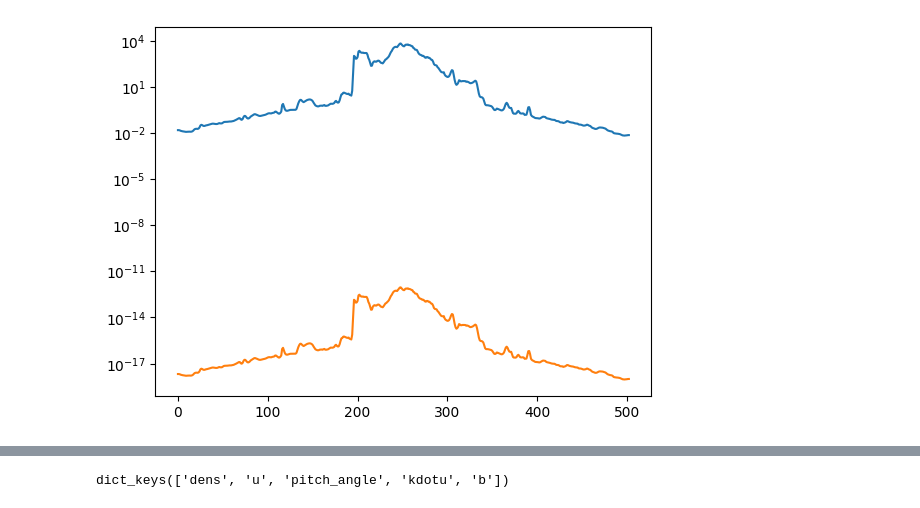
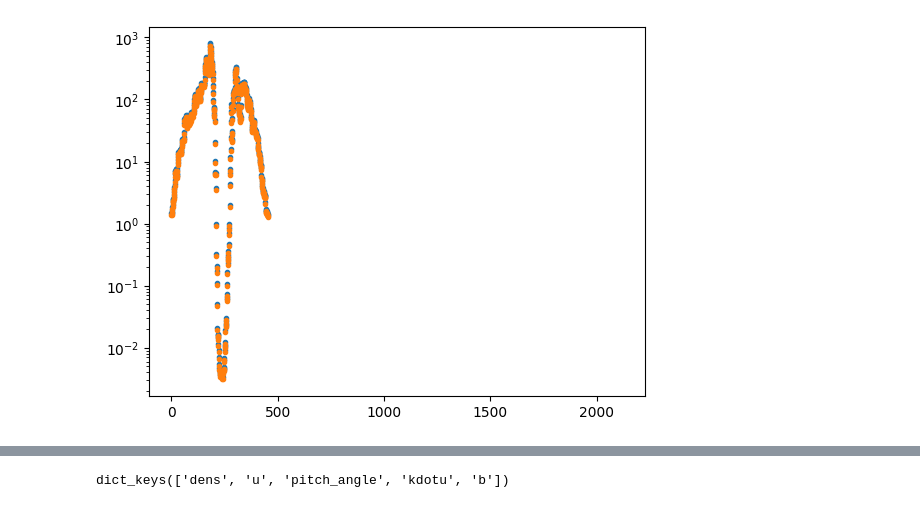
Before and after one commit to liamedeiros/Mahakala, a Jupyter notebook: demos/grmhd.ipynb, the cells around one changed output, grey strips where cells are left out. Drawn from its saved outputs; the diff is of its cells as text; code cells hidden in the pictures.

```diff
--- a/demos/grmhd.ipynb
+++ b/demos/grmhd.ipynb
@@ -53,20 +47,0 @@ Array([[0.01500582, 0.01502057, 0.01503496, ..., 0.01510041, 0.01511066,
-# %%
-KB = 1.3807e-16
-CL = 2.99792458e10
-ME = 9.1094e-28
-MP = 1.6726e-24
-EC = 4.8032e-10
-HPL = 6.6261e-27
-GNEWT = 6.6743e-8
-
-Mass_scale = 5e+24
-M_BH = 6.2e9 * 1.989e33
-
-R_high = 40
-
-bfield = np.sqrt(tensorial_data['bdotb']) * CL * np.sqrt(np.power(GNEWT*M_BH/CL**2,-3) * Mass_scale * 4 * np.pi)
-ne_data = Mass_scale * prim_data['dens'] * pow(GNEWT*M_BH/CL**2,-3) * 1/(1.67 * 1e-24 +  9.1094 * 1e-28)
-
-R_imp = ((R_high * (beta_data)**2/(1 + (beta_data)**2)) + 1/(1+(beta_data)**2))
-t_electron = CL**2 * (MP  * prim_data['u'] * (4/3 -1) * (5/3-1))/(KB * prim_data['dens'] * ((5/3-1) + (4/3-1) * R_imp))
-thetae = KB * t_electron/(ME*CL*CL)
@@ -76,0 +48,8 @@ thetae.shape
+# %%
+local_nu = - fluid_scalars['kdotu'] * observing_frequency
+gamma_inv_data = local_nu / observing_frequency
+
+units = fluid_model.get_units(M_BH, Mass_scale)
+
+B_in_gauss = units['B_unit'] * fluid_scalars['b']
+Ne_in_cgs = units['Ne_unit'] * fluid_scalars['dens']
@@ -77,8 +91,16 @@ thetae.shape
 # %%
 pidx = 174
-plt.plot(thetae[:, pidx])
-plt.plot(Theta_e[:, pidx])
+
+plt.plot(ne_data[:, pidx], '.')
+plt.plot(Ne_in_cgs[:, pidx], '.')
+
+#plt.plot(B_in_gauss[:, pidx])
+#plt.plot(bfield[:, pidx])
+
+#plt.plot(beta[:, pidx])
+#plt.plot(beta_data[:, pidx])
 
 plt.yscale('log')
+#plt.ylim(1.e2, 3)
 # %% [output]
-[figure, old version]
+[figure, new version]
```
Also changed, not shown: parts of 40 cells of this notebook, 3 other files.
